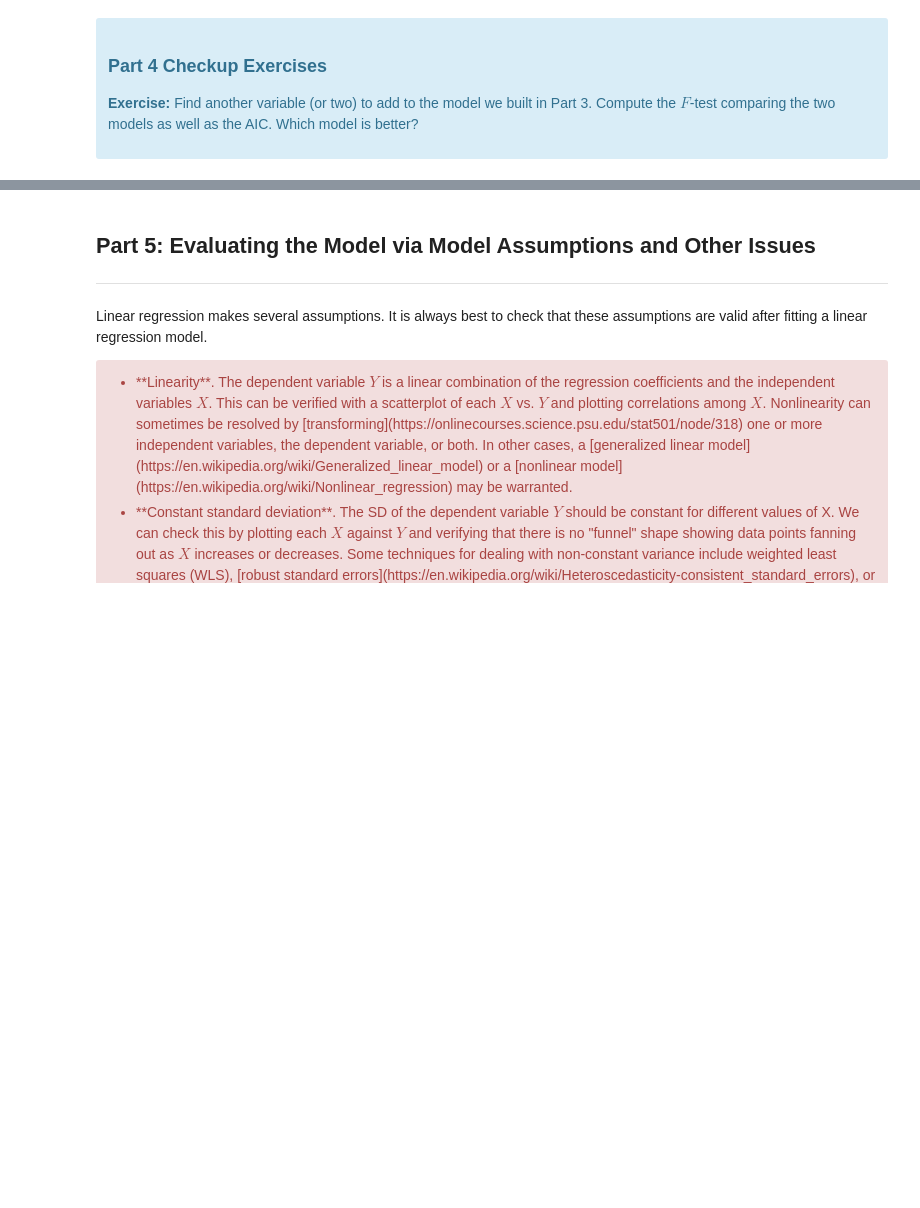
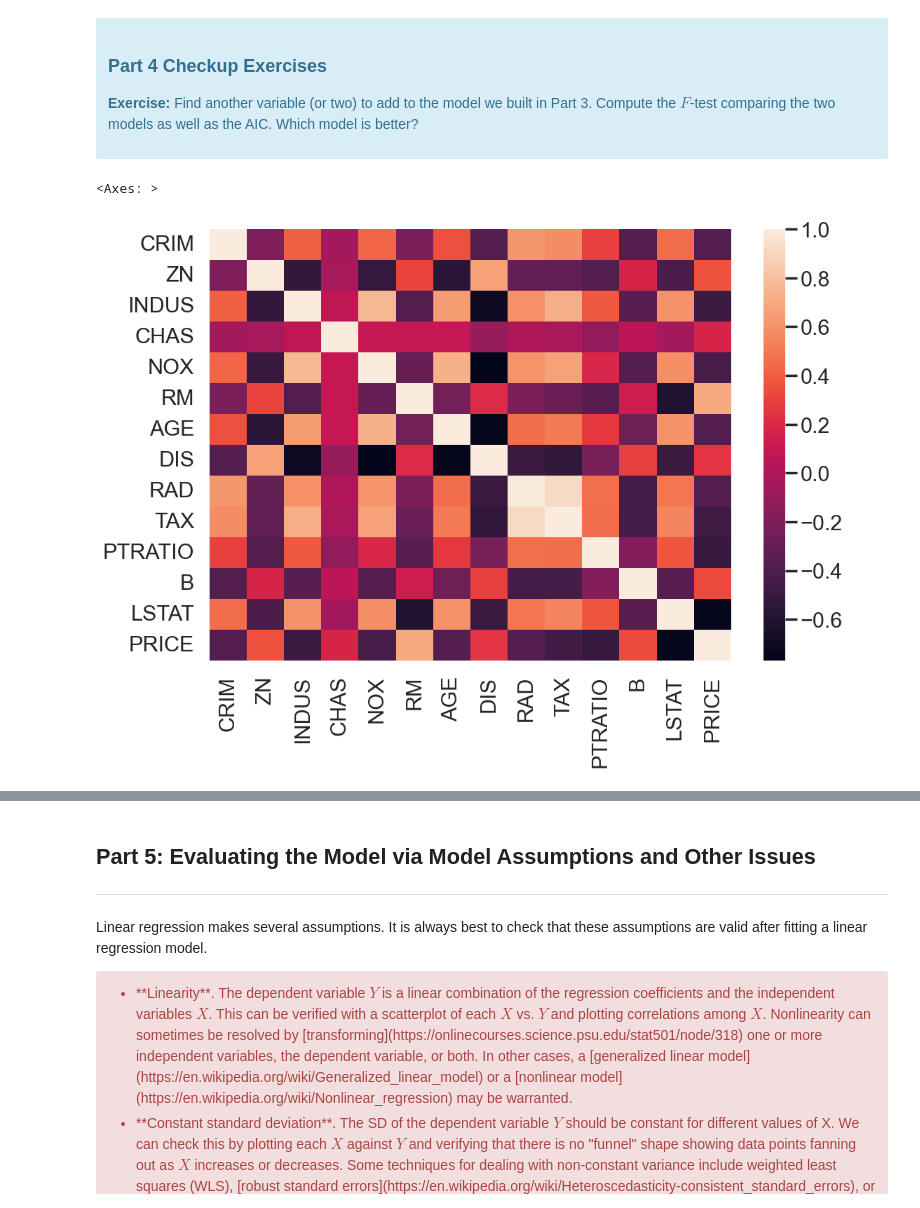
Before and after one commit to AngeliqueAlex/Case_Study_Boston_Housing, a Jupyter notebook: Mini_Project_Linear_Regression.ipynb, the cells around one changed output, grey strips where cells are left out. Drawn from its saved outputs; the diff is of its cells as text; code cells hidden in the pictures; blank space fills up the shorter version.

```diff
--- a/Mini_Project_Linear_Regression.ipynb
+++ b/Mini_Project_Linear_Regression.ipynb
@@ -701,3 +733,9 @@ where $L$ is the likelihood of the model. AIC is meaningless in the absolute sen
 
 <p><b>Exercise:</b> Find another variable (or two) to add to the model we built in Part 3. Compute the $F$-test comparing the two models as well as the AIC. Which model is better?</p>
 </div>
+# %%
+plt.figure(figsize=(12,8))
+sns.heatmap(bos.corr())
+# %% [output]
+<Axes: >
+[figure, added]
```
Also changed, not shown: parts of 27 cells of this notebook, 1 other file.
